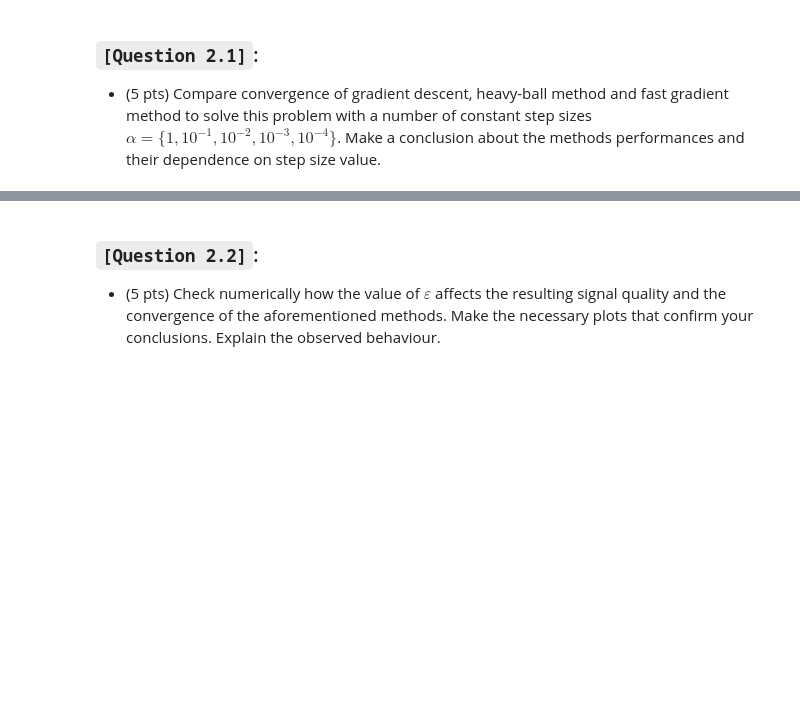
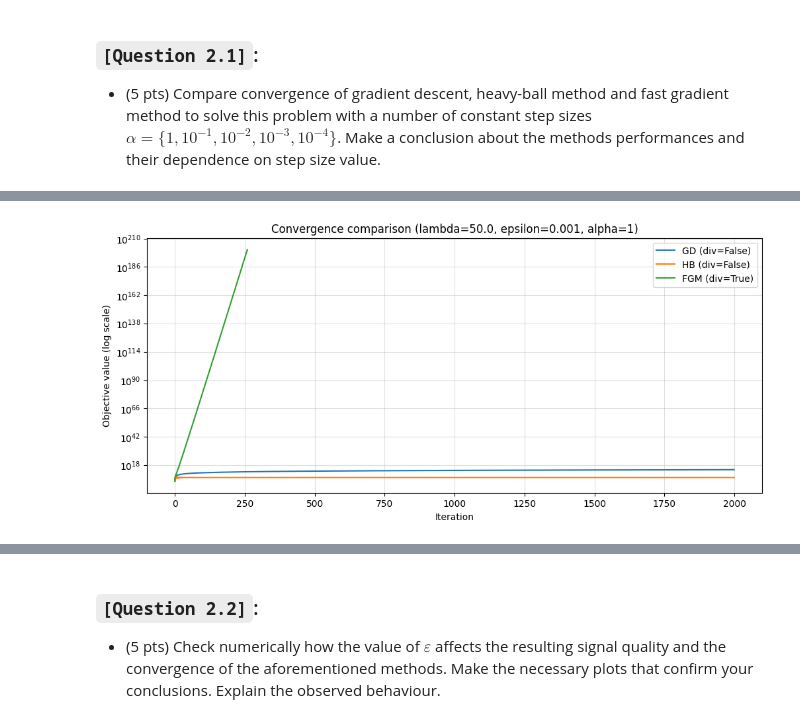
Before and after one commit to tauantorres/masters-degree-mipt-optimization, a Jupyter notebook: hw5.ipynb, the cells around one changed output, grey strips where cells are left out. Cells and saved outputs as stored; diff of their text form; code cells hidden in the pictures; blank space fills up the shorter version.

```diff
--- a/hw5.ipynb
+++ b/hw5.ipynb
@@ -493,0 +802,83 @@ plt.grid(alpha=0.5); plt.plot(xcor); plt.show()
+# %%
+def run_all_methods_for_alphas(
+    x0: Array,
+    *,
+    xcor: Array,
+    lam: float,
+    epsilon: float,
+    alphas: List[float],
+    max_iter: int = 2000,
+) -> Dict[str, Dict[float, OptimResult]]:
+
+    f = lambda x: objective(x=x, xcor=xcor, lam=lam, epsilon=epsilon)
+    grad_f = lambda x: grad_objective(x=x, xcor=xcor, lam=lam, epsilon=epsilon)
+
+    results: Dict[str, Dict[float, OptimResult]] = {"GD": {}, "HB": {}, "FGM": {}}
+
+    for alpha in alphas:
+        results["GD"][alpha] = gradient_descent(
+            x0=x0, f=f, grad_f=grad_f, alpha=alpha, max_iter=max_iter
+        )
+        results["HB"][alpha] = heavy_ball(
+            x0=x0, f=f, grad_f=grad_f, alpha=alpha, beta=0.9, max_iter=max_iter
+        )
+        results["FGM"][alpha] = fast_gradient_method(
+            x0=x0, f=f, grad_f=grad_f, alpha=alpha, max_iter=max_iter
+        )
+
+    return results
+
+
+def plot_convergence_for_one_alpha(
+    results: Dict[str, Dict[float, OptimResult]],
+    *,
+    alpha: float,
+    title: str,
+) -> None:
+    plt.figure(figsize=(12, 5))
+
+    for method_name in ["GD", "HB", "FGM"]:
+        res: OptimResult = results[method_name][alpha]
+        if len(res.f_hist) == 0:
+            continue
+
+        y: Array = np.array(res.f_hist, dtype=float)
+
+        mask: Array = np.isfinite(y) & (y > 0)
+        if not np.any(mask):
+            continue
+
+        last_good: int = int(np.max(np.where(mask)))
+        y_plot: Array = y[: last_good + 1]
+
+        plt.semilogy(y_plot, label=f"{method_name} (div={res.diverged})")
+
+    plt.title(title)
+    plt.xlabel("Iteration")
+    plt.ylabel("Objective value (log scale)")
+    plt.grid(alpha=0.4)
+    plt.legend()
+    plt.show()
+
+alphas: List[float] = [1.0, 1e-1, 1e-2, 1e-3, 1e-4]
+
+LAMBDA: float = 50.0
+x0: Array = xcor.copy()
+
+results_21 = run_all_methods_for_alphas(
+    x0=x0,
+    xcor=xcor,
+    lam=LAMBDA,
+    epsilon=EPSILON,
+    alphas=alphas,
+    max_iter=2000,
+)
+
+for a in alphas:
+    plot_convergence_for_one_alpha(
+        results=results_21,
+        alpha=a,
+        title=f"Convergence comparison (lambda={LAMBDA}, epsilon={EPSILON}, alpha={a:g})",
+    )
+# %% [output]
+[figure, added]
```
Also changed, not shown: parts of 10 cells of this notebook.
